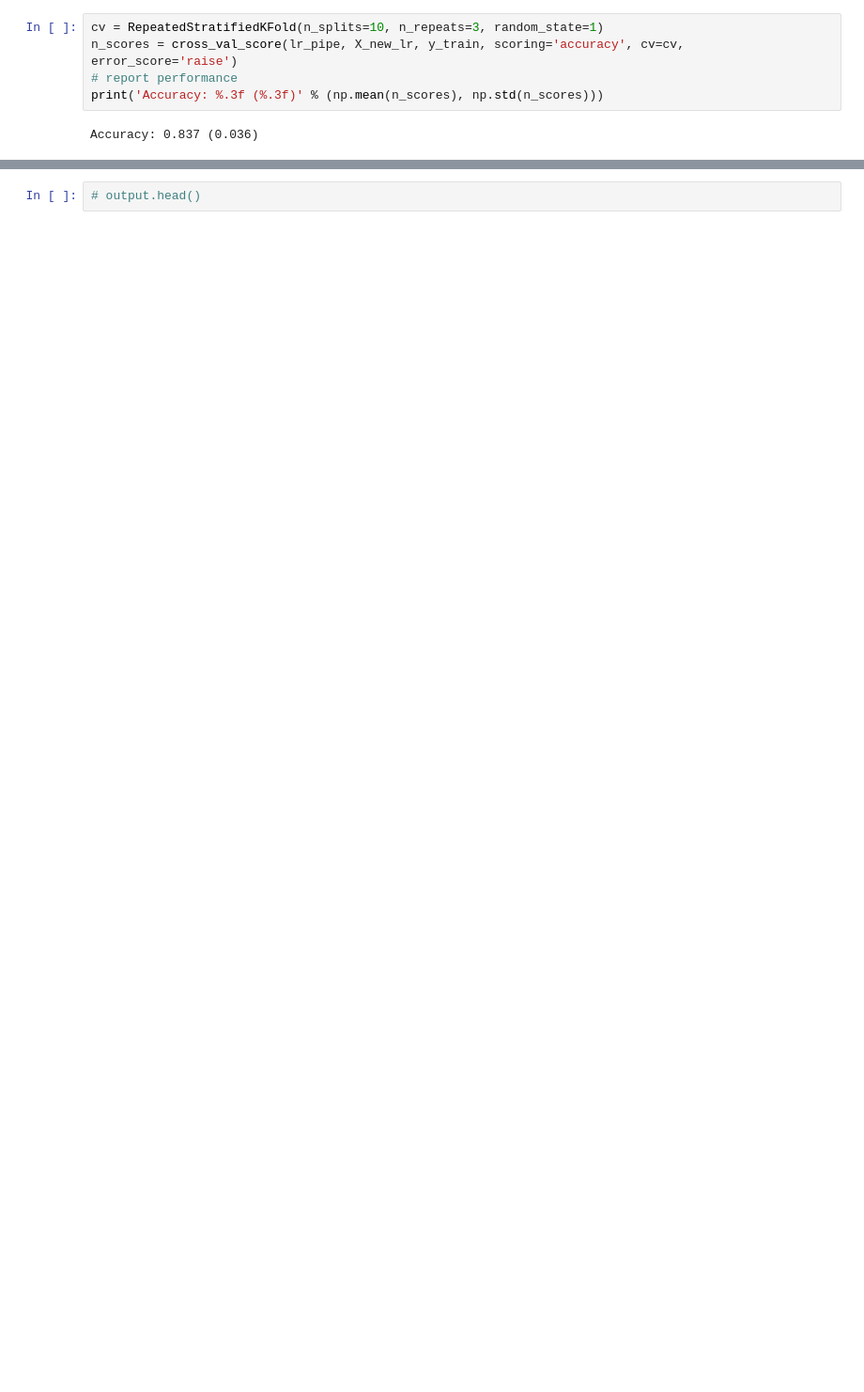
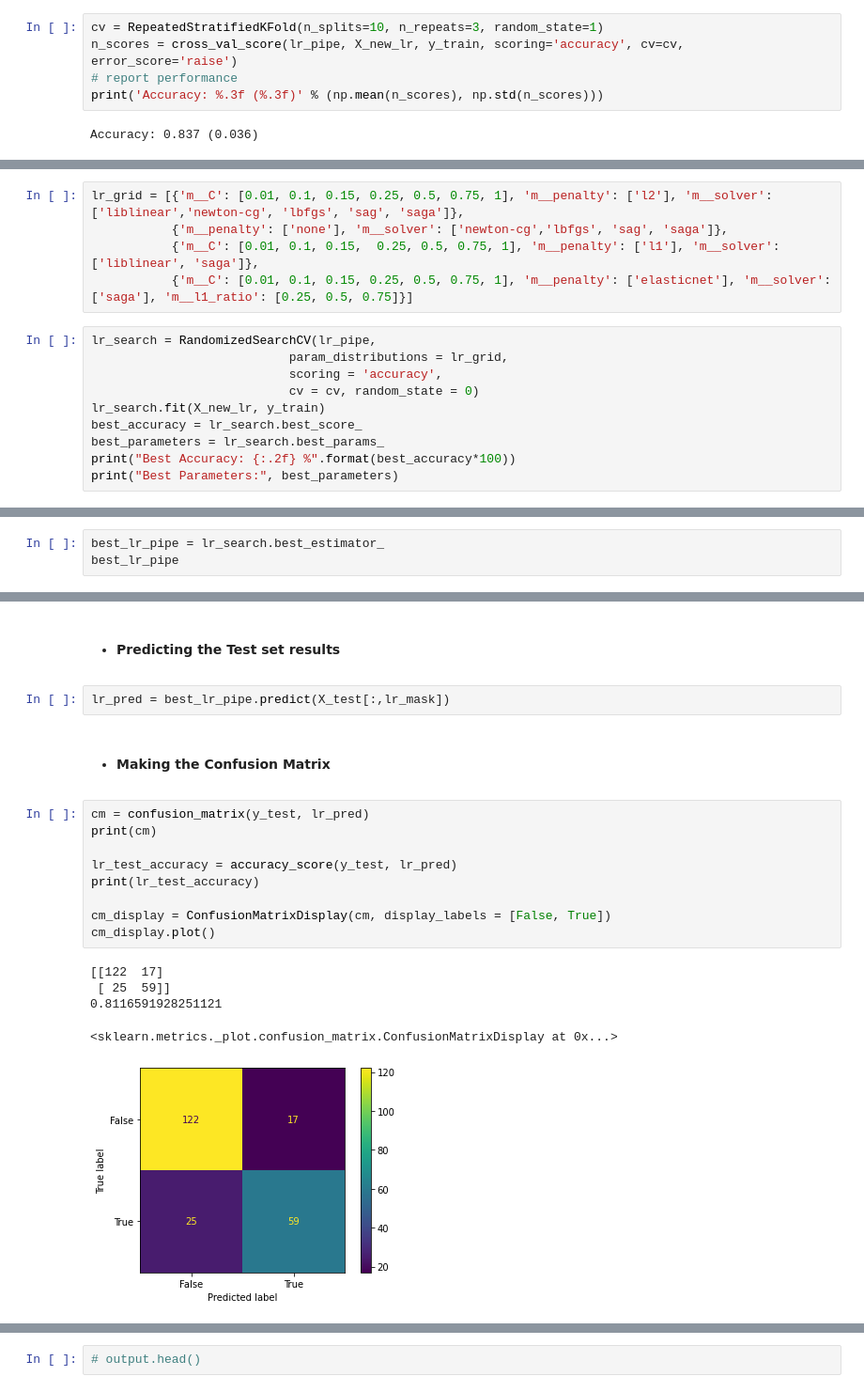
Before and after one commit to NoamRI/Titanic-Kaggle-Competiton, a Jupyter notebook: titanic.ipynb, the cells around one changed output, grey strips where cells are left out. Shown: that part at 94% size. Drawn from its saved outputs; the diff is of its cells as text; blank space fills up the shorter version.

```diff
--- a/titanic.ipynb
+++ b/titanic.ipynb
@@ -1129,0 +978,15 @@ models_accuracy_scores["K-NN"] = [knn_score, knn_std]'''
+# %%
+lr_grid = [{'m__C': [0.01, 0.1, 0.15, 0.25, 0.5, 0.75, 1], 'm__penalty': ['l2'], 'm__solver': ['liblinear','newton-cg', 'lbfgs', 'sag', 'saga']},
+           {'m__penalty': ['none'], 'm__solver': ['newton-cg','lbfgs', 'sag', 'saga']},
+           {'m__C': [0.01, 0.1, 0.15,  0.25, 0.5, 0.75, 1], 'm__penalty': ['l1'], 'm__solver': ['liblinear', 'saga']},
+           {'m__C': [0.01, 0.1, 0.15, 0.25, 0.5, 0.75, 1], 'm__penalty': ['elasticnet'], 'm__solver': ['saga'], 'm__l1_ratio': [0.25, 0.5, 0.75]}]
+# %%
+lr_search = RandomizedSearchCV(lr_pipe,
+                           param_distributions = lr_grid,
+                           scoring = 'accuracy',
+                           cv = cv, random_state = 0)
+lr_search.fit(X_new_lr, y_train)
+best_accuracy = lr_search.best_score_
+best_parameters = lr_search.best_params_
+print("Best Accuracy: {:.2f} %".format(best_accuracy*100))
+print("Best Parameters:", best_parameters)
@@ -1129,0 +998,3 @@ models_accuracy_scores["K-NN"] = [knn_score, knn_std]'''
+# %%
+best_lr_pipe = lr_search.best_estimator_
+best_lr_pipe
@@ -1129,0 +1005,21 @@ models_accuracy_scores["K-NN"] = [knn_score, knn_std]'''
+# %% [markdown]
+* #### Predicting the Test set results
+# %%
+lr_pred = best_lr_pipe.predict(X_test[:,lr_mask])
+# %% [markdown]
+* #### Making the Confusion Matrix
+# %%
+cm = confusion_matrix(y_test, lr_pred)
+print(cm)
+
+lr_test_accuracy = accuracy_score(y_test, lr_pred)
+print(lr_test_accuracy)
+
+cm_display = ConfusionMatrixDisplay(cm, display_labels = [False, True])
+cm_display.plot()
+# %% [output]
+[[122  17]
+ [ 25  59]]
+0.8116591928251121
+<sklearn.metrics._plot.confusion_matrix.ConfusionMatrixDisplay at 0x...>
+[figure, added]
```
Also changed, not shown: parts of 92 cells of this notebook.
